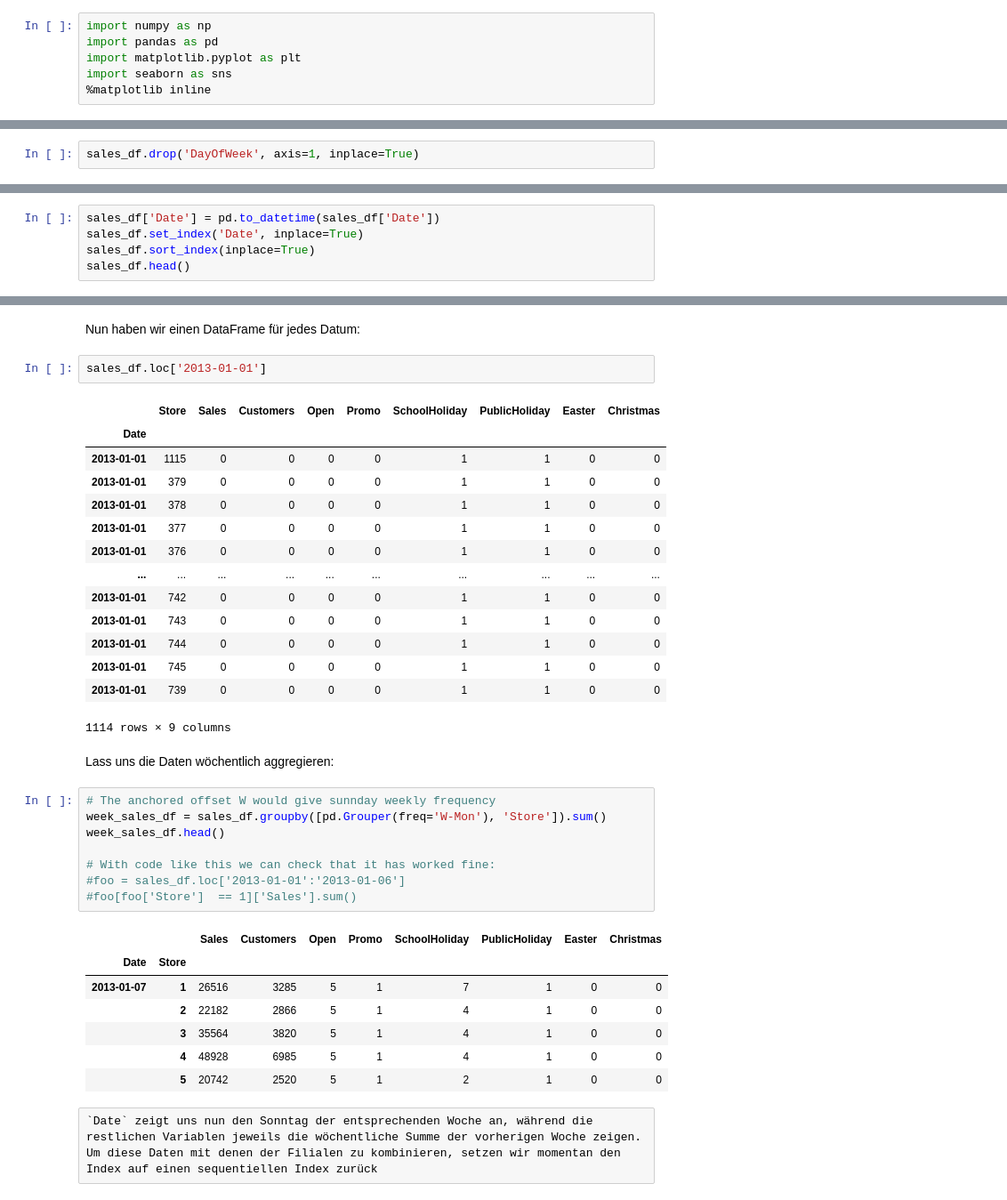
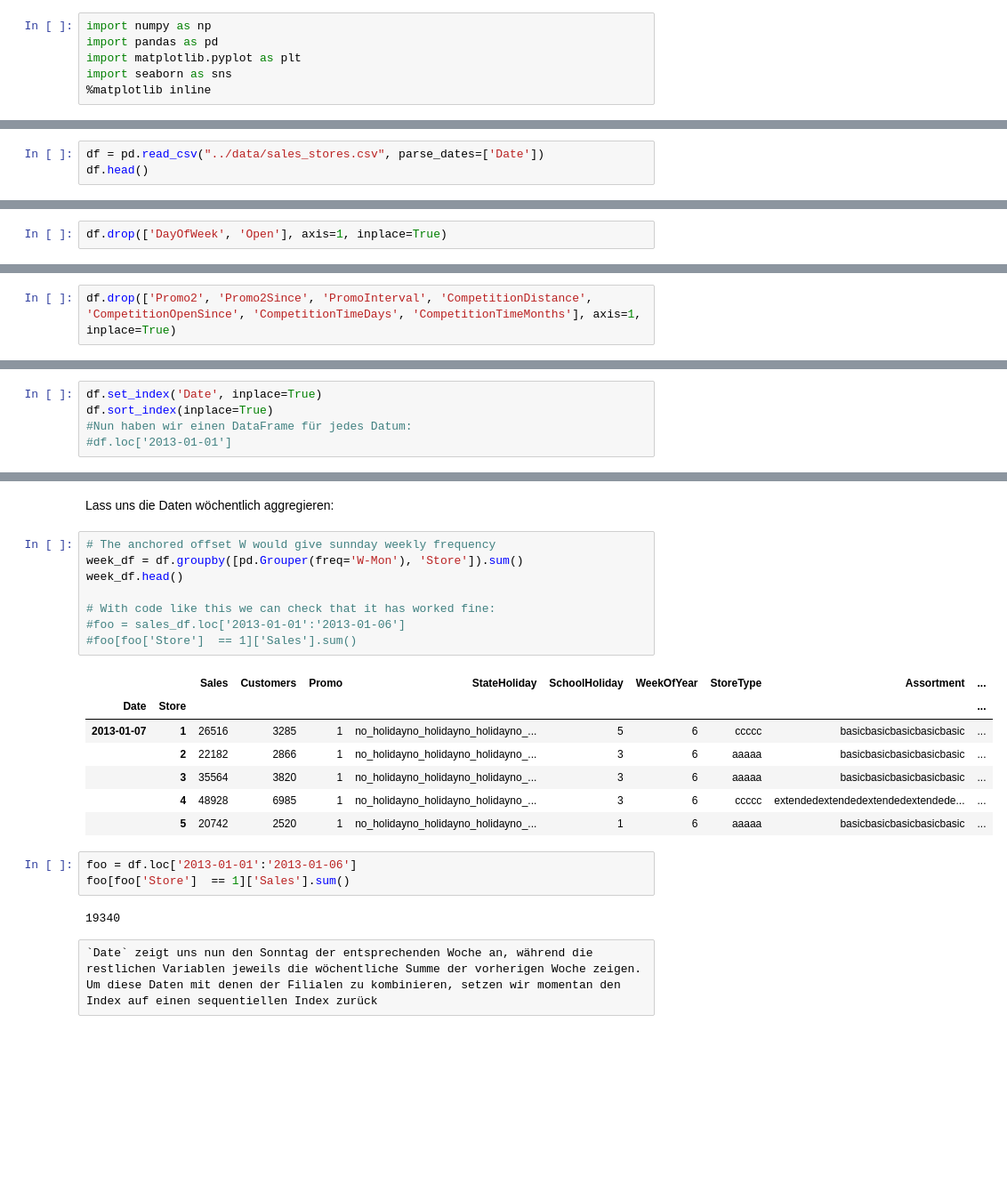
Before and after one commit to xaviermondragon/rossmann, a Jupyter notebook: notebooks/weekly_modelling.ipynb, the cells around one changed output, grey strips where cells are left out. Shown: that part at 89% size. Drawn from its saved outputs; the diff is of its cells as text; blank space fills up the shorter version.

```diff
--- a/notebooks/weekly_modelling.ipynb
+++ b/notebooks/weekly_modelling.ipynb
@@ -20,0 +11,3 @@ sales_df.head()
+# %%
+df = pd.read_csv("../data/sales_stores.csv", parse_dates=['Date'])
+df.head()
@@ -23,2 +24,2 @@ Da wir die Daten aif wöchentlicher Ebene aggregieren werden, brauchen wir `DayO
 # %%
-sales_df.drop('DayOfWeek', axis=1, inplace=True)
+df.drop(['DayOfWeek', 'Open'], axis=1, inplace=True)
@@ -24,0 +28,2 @@ sales_df.drop('DayOfWeek', axis=1, inplace=True)
+# %%
+df.drop(['Promo2', 'Promo2Since', 'PromoInterval', 'CompetitionDistance', 'CompetitionOpenSince', 'CompetitionTimeDays', 'CompetitionTimeMonths'], axis=1, inplace=True)
@@ -27,5 +45,5 @@ Wir ändern den Typ von Date in datetime und machen ihn zum Index:
 # %%
-sales_df['Date'] = pd.to_datetime(sales_df['Date'])
-sales_df.set_index('Date', inplace=True)
-sales_df.sort_index(inplace=True)
-sales_df.head()
+df.set_index('Date', inplace=True)
+df.sort_index(inplace=True)
+#Nun haben wir einen DataFrame für jedes Datum:
+#df.loc['2013-01-01']
@@ -40,40 +50,26 @@ sales_df.head()
-# %% [markdown]
-Nun haben wir einen DataFrame für jedes Datum:
-# %%
-sales_df.loc['2013-01-01']
-# %% [output]
-|  | Store | Sales | Customers | Open | Promo | SchoolHoliday | PublicHoliday | Easter | Christmas |
-| Date |  |  |  |  |  |  |  |  |  |
-| 2013-01-01 | 1115 | 0 | 0 | 0 | 0 | 1 | 1 | 0 | 0 |
-| 2013-01-01 | 379 | 0 | 0 | 0 | 0 | 1 | 1 | 0 | 0 |
-| 2013-01-01 | 378 | 0 | 0 | 0 | 0 | 1 | 1 | 0 | 0 |
-| 2013-01-01 | 377 | 0 | 0 | 0 | 0 | 1 | 1 | 0 | 0 |
-| 2013-01-01 | 376 | 0 | 0 | 0 | 0 | 1 | 1 | 0 | 0 |
-| ... | ... | ... | ... | ... | ... | ... | ... | ... | ... |
-| 2013-01-01 | 742 | 0 | 0 | 0 | 0 | 1 | 1 | 0 | 0 |
-| 2013-01-01 | 743 | 0 | 0 | 0 | 0 | 1 | 1 | 0 | 0 |
-| 2013-01-01 | 744 | 0 | 0 | 0 | 0 | 1 | 1 | 0 | 0 |
-| 2013-01-01 | 745 | 0 | 0 | 0 | 0 | 1 | 1 | 0 | 0 |
-| 2013-01-01 | 739 | 0 | 0 | 0 | 0 | 1 | 1 | 0 | 0 |
-1114 rows × 9 columns
 # %% [markdown]
 Lass uns die Daten wöchentlich aggregieren:
 # %%
 # The anchored offset W would give sunnday weekly frequency
-week_sales_df = sales_df.groupby([pd.Grouper(freq='W-Mon'), 'Store']).sum()
-week_sales_df.head()
+week_df = df.groupby([pd.Grouper(freq='W-Mon'), 'Store']).sum()
+week_df.head()
 
 # With code like this we can check that it has worked fine:
 #foo = sales_df.loc['2013-01-01':'2013-01-06']
 #foo[foo['Store']  == 1]['Sales'].sum()
 # %% [output]
-|  |  | Sales | Customers | Open | Promo | SchoolHoliday | PublicHoliday | Easter | Christmas |
-| Date | Store |  |  |  |  |  |  |  |  |
-| 2013-01-07 | 1 | 26516 | 3285 | 5 | 1 | 7 | 1 | 0 | 0 |
-|  | 2 | 22182 | 2866 | 5 | 1 | 4 | 1 | 0 | 0 |
-|  | 3 | 35564 | 3820 | 5 | 1 | 4 | 1 | 0 | 0 |
-|  | 4 | 48928 | 6985 | 5 | 1 | 4 | 1 | 0 | 0 |
-|  | 5 | 20742 | 2520 | 5 | 1 | 2 | 1 | 0 | 0 |
+|  |  | Sales | Customers | Promo | StateHoliday | SchoolHoliday | WeekOfYear | StoreType | Assortment | ... |
+| Date | Store |  |  |  |  |  |  |  |  | ... |
+| 2013-01-07 | 1 | 26516 | 3285 | 1 | no_holidayno_holidayno_holidayno_... | 5 | 6 | ccccc | basicbasicbasicbasicbasic | ... |
+|  | 2 | 22182 | 2866 | 1 | no_holidayno_holidayno_holidayno_... | 3 | 6 | aaaaa | basicbasicbasicbasicbasic | ... |
+|  | 3 | 35564 | 3820 | 1 | no_holidayno_holidayno_holidayno_... | 3 | 6 | aaaaa | basicbasicbasicbasicbasic | ... |
+|  | 4 | 48928 | 6985 | 1 | no_holidayno_holidayno_holidayno_... | 3 | 6 | ccccc | extendedextendedextendedextendede... | ... |
+|  | 5 | 20742 | 2520 | 1 | no_holidayno_holidayno_holidayno_... | 1 | 6 | aaaaa | basicbasicbasicbasicbasic | ... |
+# %%
+foo = df.loc['2013-01-01':'2013-01-06']
+foo[foo['Store']  == 1]['Sales'].sum()
+# %% [output]
+19340
 # %% [raw]
 `Date` zeigt uns nun den Sonntag der entsprechenden Woche an, während die restlichen Variablen jeweils die wöchentliche Summe der vorherigen Woche zeigen.
 Um diese Daten mit denen der Filialen zu kombinieren, setzen wir momentan den Index auf einen sequentiellen Index zurück
```
Also changed, not shown: parts of 11 cells of this notebook, 1 other file.
